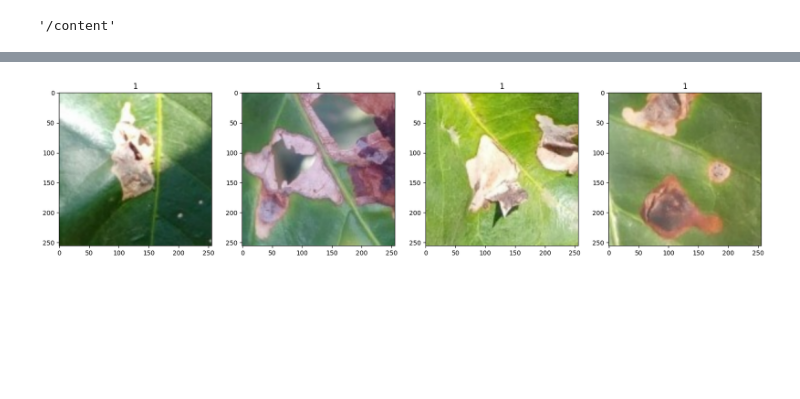
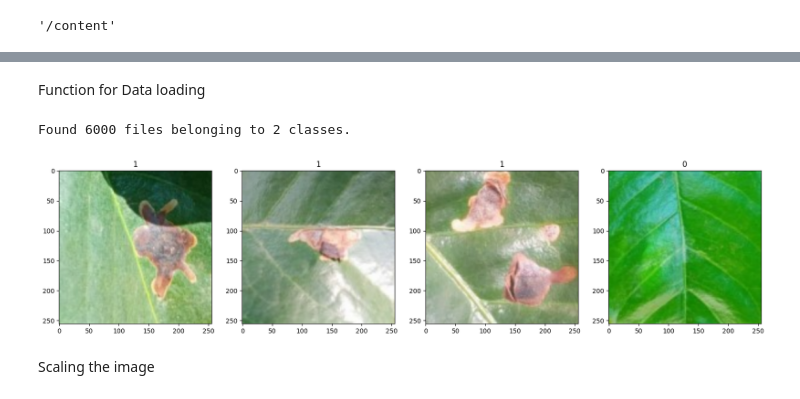
Before and after one commit to Ajayrajc1998/Image-classifier-using-CNN, a Jupyter notebook: Image_classification_using_CNN.ipynb, the cells around one changed output, grey strips where cells are left out. Drawn from its saved outputs; the diff is of its cells as text; code cells hidden in the pictures; blank space fills up the shorter version.

```diff
--- a/Image_classification_using_CNN.ipynb
+++ b/Image_classification_using_CNN.ipynb
@@ -64,12 +60,25 @@ batch = data_iterator.next()
+# %% [markdown]
+Function for Data loading
 # %%
-import numpy as np
-from matplotlib import pyplot as plt
-fig, ax = plt.subplots(ncols=4, figsize=(20,20))
-for idx, img in enumerate(batch[0][:4]):
-    ax[idx].imshow(img.astype(int))
-    ax[idx].title.set_text(batch[1][idx])
+def data_loading(Image):
+  import tensorflow as tf
+  import numpy as np
+  from matplotlib import pyplot as plt
+  data = tf.keras.utils.image_dataset_from_directory(Image)
+  data_iterator = data.as_numpy_iterator()
+  batch = data_iterator.next()
+  fig, ax = plt.subplots(ncols=4, figsize=(20,20))
+  for idx, img in enumerate(batch[0][:4]):
+      ax[idx].imshow(img.astype(int))
+      ax[idx].title.set_text(batch[1][idx])
+  return data
-# %% [output]
-[figure, removed]
+# %%
+data=data_loading('/content/drive/MyDrive/Sample Data')
+# %% [output]
+Found 6000 files belonging to 2 classes.
+[figure, added]
+# %% [markdown]
+Scaling the image
 # %%
 data = data.map(lambda x,y: (x/255, y))
 data.as_numpy_iterator().next()
```
Also changed, not shown: parts of 37 cells of this notebook.
